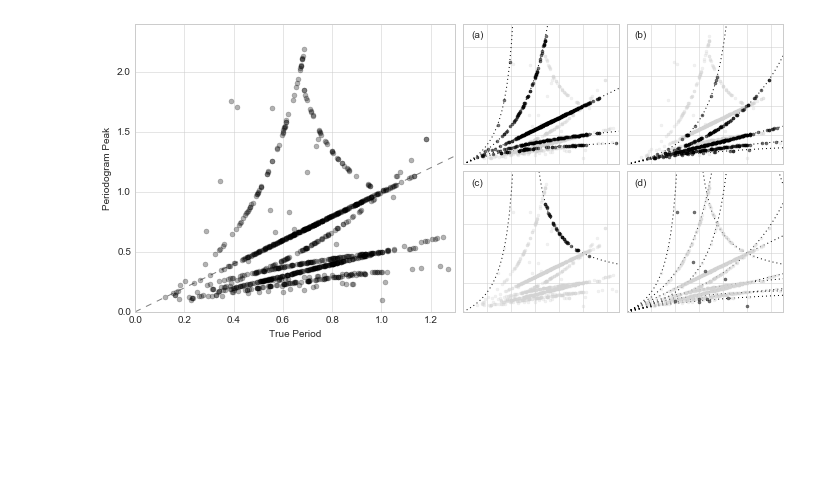
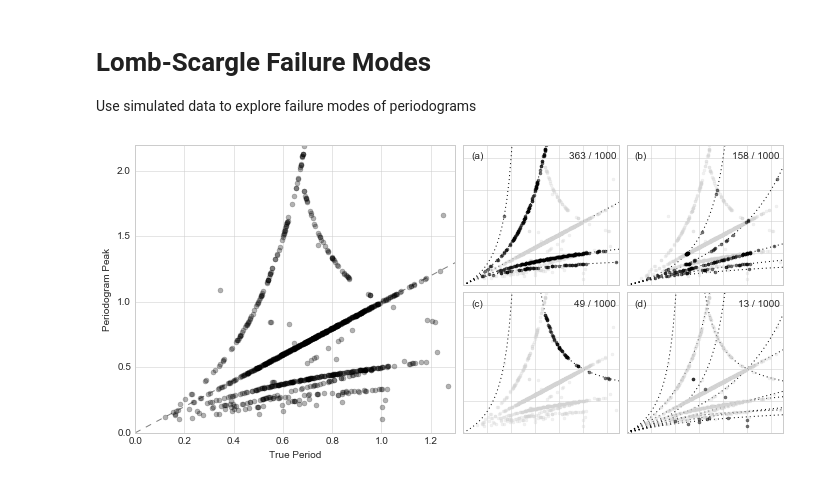
Before and after one commit to jakevdp/PracticalLombScargle, a Jupyter notebook: figures/FailureModes.ipynb, the cells around one changed output. Saved outputs shown, nothing was run; the diff lists cells and outputs as text; code cells hidden in the pictures; blank space fills up the shorter version.

```diff
--- a/figures/FailureModes.ipynb
+++ b/figures/FailureModes.ipynb
@@ -1,3 +1,7 @@
+# %% [markdown]
+# Lomb-Scargle Failure Modes
+
+Use simulated data to explore failure modes of periodograms
 # %%
 %matplotlib inline
 import matplotlib.pyplot as plt
@@ -14,7 +18,7 @@ def iter_fits(num_fits=1000, num_obs=60, days=180,
     for fit in range(num_fits):
         period = period_range[0] + period_range[1] * rng.randn()
         phase = rng.rand(3)
-        a = [amp, amp, 0.5 * amp]
+        a = [amp, 0.9 * amp, 0.5 * amp]
         t = rng.randint(0, days, num_obs) + 0.1 * rng.rand(num_obs)
         y = (mag +
              a[0] * np.sin(2 * np.pi * (t - phase[0]) / period) +
@@ -36,7 +40,7 @@ def fn(P, n, use_abs=False):
     if use_abs:
         return abs(ret)
     else:
-        ret[ret < 0] = np.nan
+        ret[ret < 0] = np.inf
         return ret
 
 
@@ -66,56 +70,52 @@ ax.set(xlabel='True Period',
 
 # Inset axes: show individual contributions
 
+def plot_inset(ax, mask):
+    ax.plot(true_period, estimated_period,'o',
+            color='lightgray', markeredgecolor='lightgray',
+            markersize=3, alpha=0.3, rasterized=True)
+    ax.plot(true_period[mask],
+            estimated_period[mask],
+            'ok', markersize=3, alpha=0.5);
+    ax.text(0.98, 0.95, '{0} / 1000'.format(mask.sum()),
+            ha='right', va='top', transform=ax.transAxes)
+
 ax = np.array([[fig.add_subplot(gs[i, j]) for j in (2, 3)]
                 for i in (0, 1)])
 
 plot_guidelines(ax[0, 0], alias=[1])
 plot_guidelines(ax[0, 1], alias=[2])
 plot_guidelines(ax[1, 0], alias=[1], n_values=[2], use_abs=True)
 plot_guidelines(ax[1, 1], use_abs=True)
 
 eps = 0.01
 
-total_mask = np.zeros(len(true_period), dtype=bool)
+total_mask = (abs(estimated_period - true_period) < eps)
 
 for i, a in enumerate([1, 2]):
-    ax[0, i].plot(true_period, estimated_period,'o',
-                  color='lightgray', markeredgecolor='lightgray',
-                  markersize=3, alpha=0.3)
+    mask = False
     for j, n in enumerate([-2, -1, 0, 1, 2]):
-        mask = abs(estimated_period - fn(true_period / a, n)) < eps
-        total_mask |= mask
-        ax[0, i].plot(true_period[mask],
-                      estimated_period[mask],
-                      'ok', markersize=3, alpha=0.5);
+        if a == 1 and n == 0:
+            continue
+        mask |= abs(estimated_period - fn(true_period / a, n)) < eps
+    plot_inset(ax[0, i], mask)
+    total_mask |= mask
 
 mask_neg = ~total_mask & (abs(estimated_period - fn(true_period, 2, True)) < eps)
 total_mask |= mask_neg
 
-ax[1, 0].plot(true_period, estimated_period,'o',
-              color='lightgray', markeredgecolor='lightgray',
-              markersize=3, alpha=0.3)
-ax[1, 0].plot(true_period[mask_neg],
-              estimated_period[mask_neg],
-              'ok', markersize=3, alpha=0.5)
-
-
-ax[1, 1].plot(true_period, estimated_period,'o',
-              color='lightgray', markeredgecolor='lightgray',
-              markersize=3, alpha=0.3)
-ax[1, 1].plot(true_period[~total_mask],
-              estimated_period[~total_mask],
-              'ok', markersize=3, alpha=0.5);
+plot_inset(ax[1, 0], mask_neg)
+plot_inset(ax[1, 1], ~total_mask)
 
 for ax in fig.axes:
-    ax.set(xlim=(0, 1.3), ylim=(0, 2.4));
+    ax.set(xlim=(0, 1.3), ylim=(0, 2.2));
 
 for ax, label in zip(fig.axes[1:], 'abcd'):
     ax.xaxis.set_major_formatter(plt.NullFormatter())
     ax.yaxis.set_major_formatter(plt.NullFormatter())
     ax.text(0.05, 0.95, '({0})'.format(label), ha='left', va='top',
             transform=ax.transAxes)
 
 fig.savefig('fig25_failure_modes.pdf')
 # %% [output]
-[figure, old version]
+[figure, new version]
```
Also changed, not shown: 2 other files.
